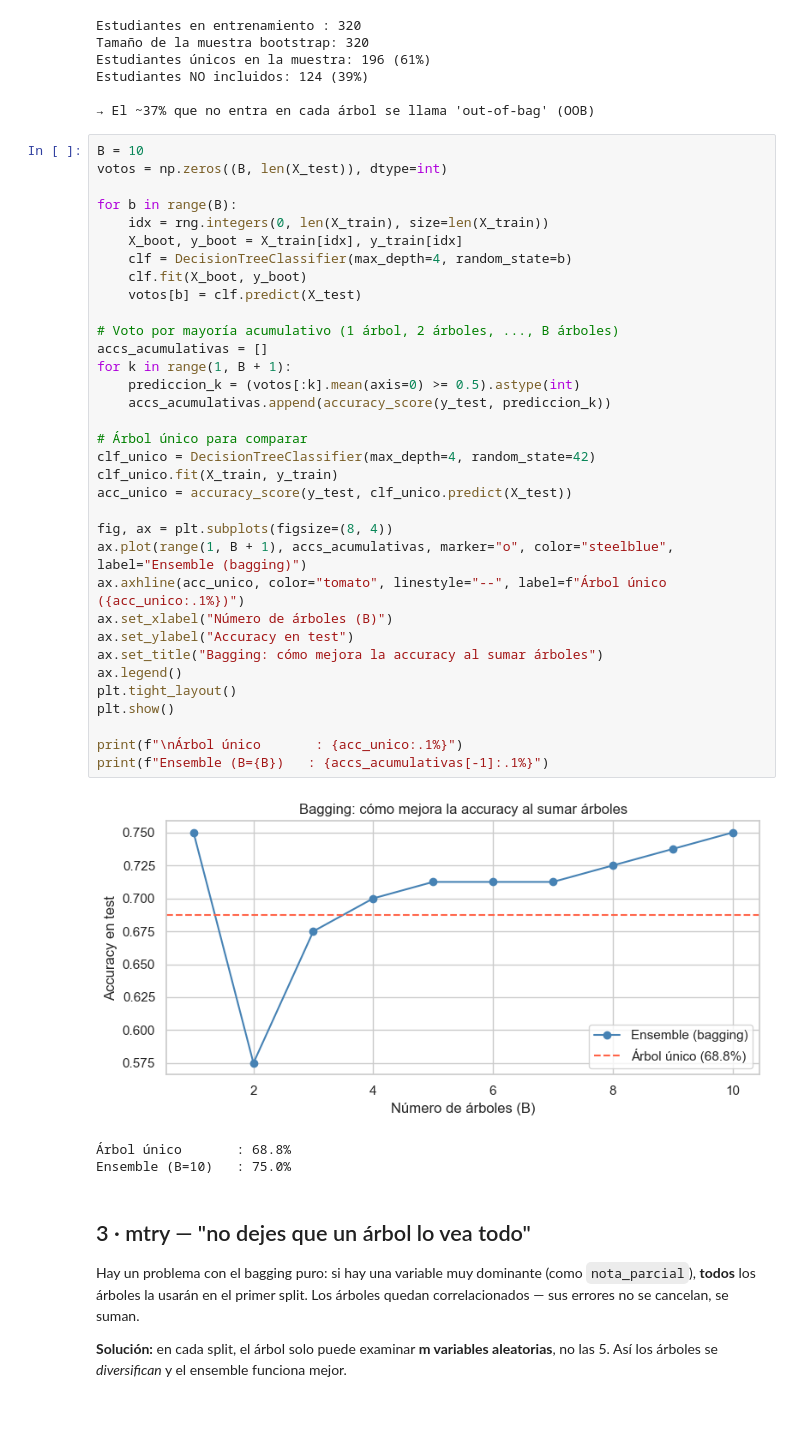
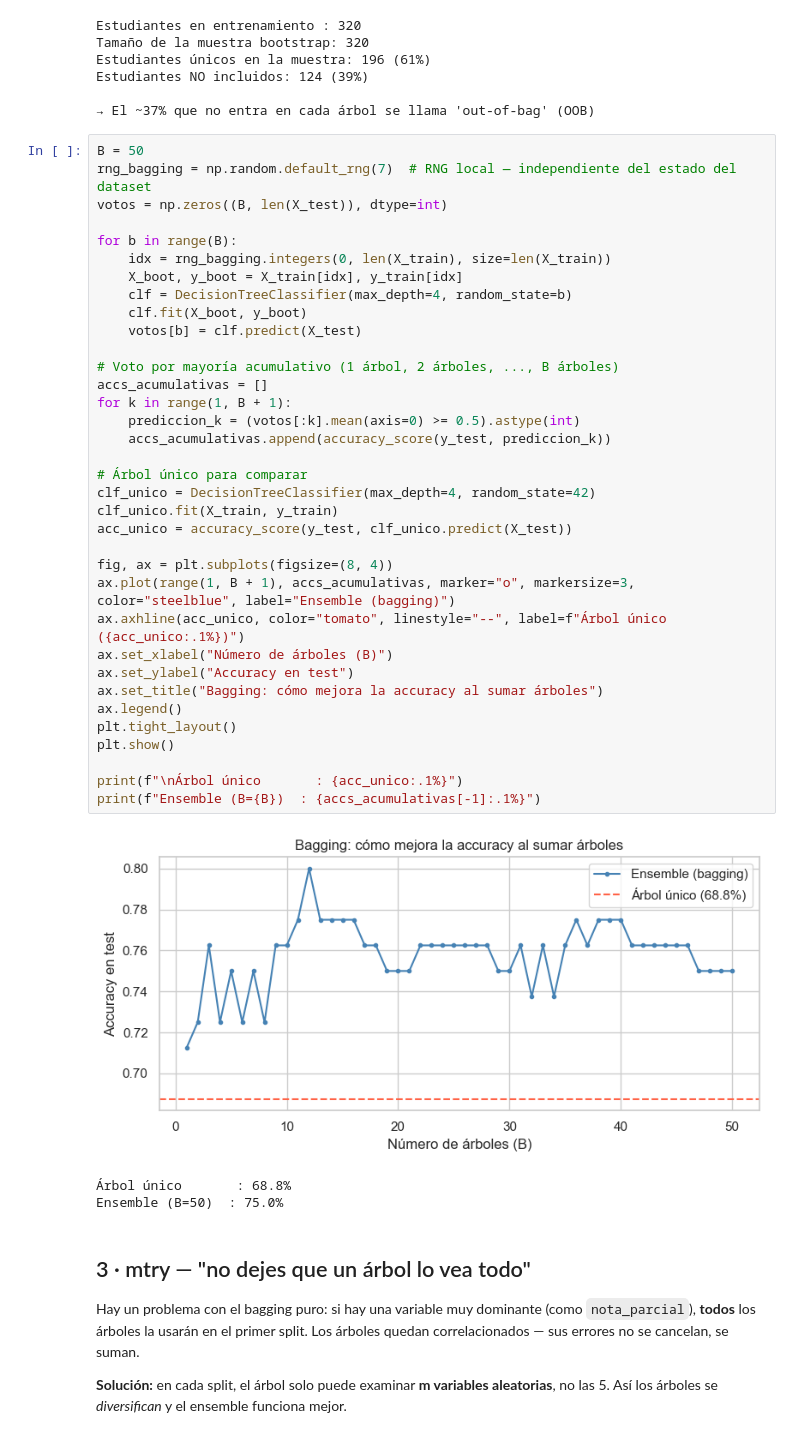
Before and after one commit to angelozdev/practical-statistics-for-data-analysis, a Jupyter notebook: notebooks/25-random-forest.ipynb, the cells around one changed output. Saved outputs shown, nothing was run; the diff lists cells and outputs as text.

Commit message:
fix(nb-25): use local RNG + B=50 in bagging demo so ensemble beats single tree

```diff
--- a/notebooks/25-random-forest.ipynb
+++ b/notebooks/25-random-forest.ipynb
@@ -168,43 +168,44 @@ Estudiantes NO incluidos: 124 (39%)
 
 → El ~37% que no entra en cada árbol se llama 'out-of-bag' (OOB)
 # %%
-B = 10
+B = 50
+rng_bagging = np.random.default_rng(7)  # RNG local — independiente del estado del dataset
 votos = np.zeros((B, len(X_test)), dtype=int)
 
 for b in range(B):
-    idx = rng.integers(0, len(X_train), size=len(X_train))
+    idx = rng_bagging.integers(0, len(X_train), size=len(X_train))
     X_boot, y_boot = X_train[idx], y_train[idx]
     clf = DecisionTreeClassifier(max_depth=4, random_state=b)
     clf.fit(X_boot, y_boot)
     votos[b] = clf.predict(X_test)
 
 # Voto por mayoría acumulativo (1 árbol, 2 árboles, ..., B árboles)
 accs_acumulativas = []
 for k in range(1, B + 1):
     prediccion_k = (votos[:k].mean(axis=0) >= 0.5).astype(int)
     accs_acumulativas.append(accuracy_score(y_test, prediccion_k))
 
 # Árbol único para comparar
 clf_unico = DecisionTreeClassifier(max_depth=4, random_state=42)
 clf_unico.fit(X_train, y_train)
 acc_unico = accuracy_score(y_test, clf_unico.predict(X_test))
 
 fig, ax = plt.subplots(figsize=(8, 4))
-ax.plot(range(1, B + 1), accs_acumulativas, marker="o", color="steelblue", label="Ensemble (bagging)")
+ax.plot(range(1, B + 1), accs_acumulativas, marker="o", markersize=3, color="steelblue", label="Ensemble (bagging)")
 ax.axhline(acc_unico, color="tomato", linestyle="--", label=f"Árbol único ({acc_unico:.1%})")
 ax.set_xlabel("Número de árboles (B)")
 ax.set_ylabel("Accuracy en test")
 ax.set_title("Bagging: cómo mejora la accuracy al sumar árboles")
 ax.legend()
 plt.tight_layout()
 plt.show()
 
 print(f"\nÁrbol único       : {acc_unico:.1%}")
-print(f"Ensemble (B={B})   : {accs_acumulativas[-1]:.1%}")
+print(f"Ensemble (B={B})  : {accs_acumulativas[-1]:.1%}")
 # %% [output]
-[figure, old version]
+[figure, new version]
 Árbol único       : 68.8%
-Ensemble (B=10)   : 75.0%
+Ensemble (B=50)  : 75.0%
 # %% [markdown]
 ## 3 · mtry — "no dejes que un árbol lo vea todo"
 
```
